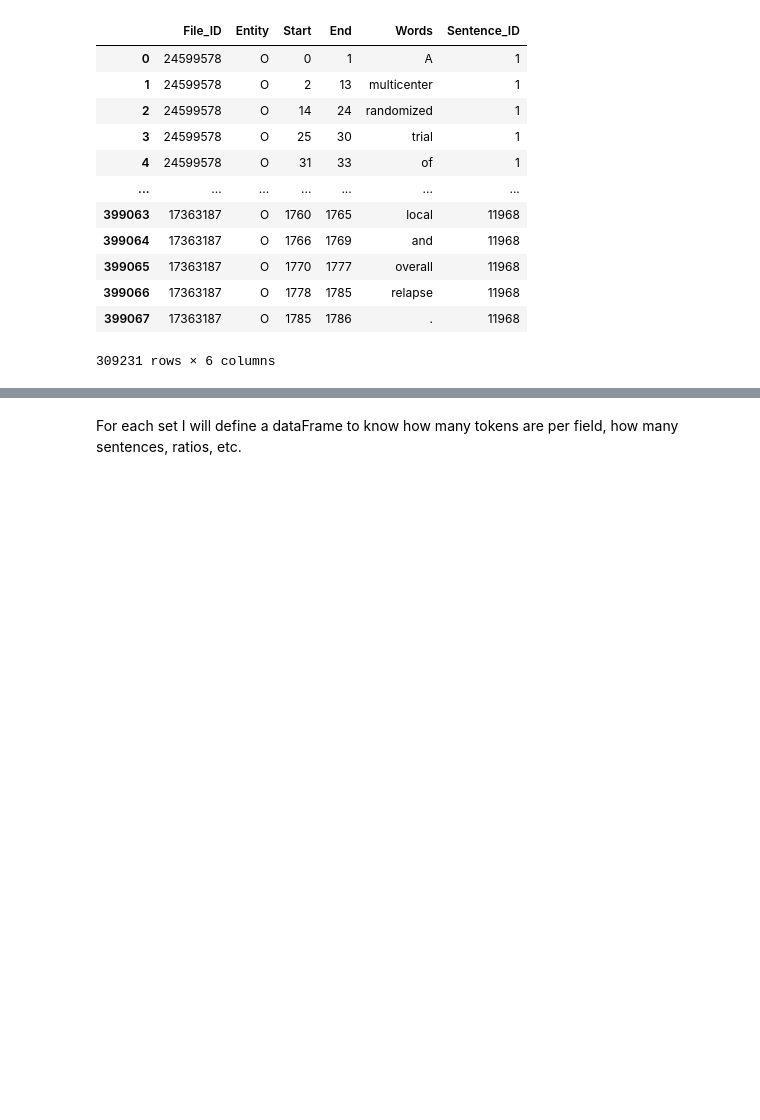
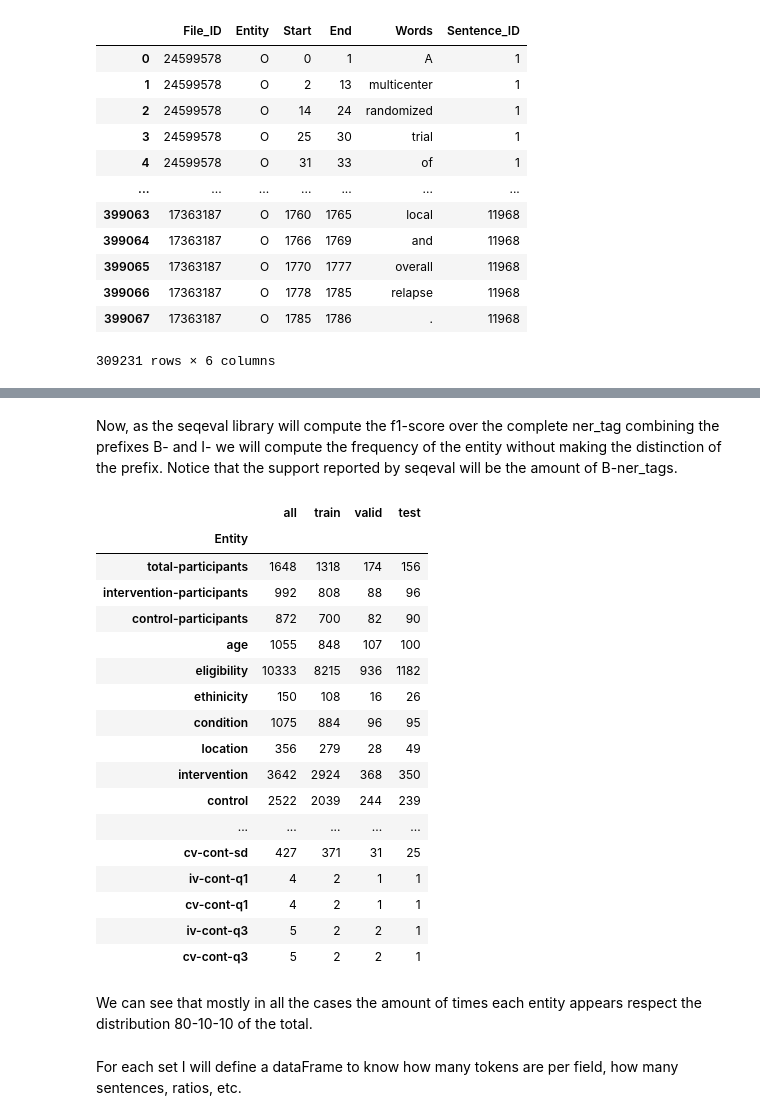
Before and after one commit to cuevascarlos/ClinicalTrials, a Jupyter notebook: Preprocessing.ipynb, the cells around one changed output, grey strips where cells are left out. Drawn from its saved outputs; the diff is of its cells as text; code cells hidden in the pictures; blank space fills up the shorter version.

```diff
--- a/Preprocessing.ipynb
+++ b/Preprocessing.ipynb
@@ -659,3 +662,45 @@ Freq
+# %% [markdown]
+Now, as the seqeval library will compute the f1-score over the complete ner_tag combining the prefixes B- and I- we will compute the frequency of the entity without making the distinction of the prefix. Notice that the support reported by seqeval will be the amount of B-ner_tags.
+# %%
+#Count the number of entities in each set
+counter_train = train_df['Entity'].apply(lambda x: ' '.join([word.split('-',1)[1] if word != 'O' else word for word in x.split()])).value_counts()
+counter_valid = valid_df['Entity'].apply(lambda x: ' '.join([word.split('-',1)[1] if word != 'O' else word for word in x.split()])).value_counts()
+counter_test = test_df['Entity'].apply(lambda x: ' '.join([word.split('-',1)[1] if word != 'O' else word for word in x.split()])).value_counts()
+
+#Count the number of entities in all the data
+counter_all = data_df['Entity'].apply(lambda x: ' '.join([word.split('-',1)[1] if word != 'O' else word for word in x.split()])).value_counts()
+
+#Create a dataframe with the values of the counters
+df_counter = pd.DataFrame({'all': counter_all, 'train': counter_train, 'valid': counter_valid, 'test': counter_test})
+
+#Reindex the dataframe
+df_counter = df_counter.reindex(['total-participants', 'intervention-participants', 'control-participants', 'age', 'eligibility', 'ethinicity', 'condition', 'location', 'intervention', 'control', 'outcome', 'outcome-Measure', 'iv-bin-abs', 'cv-bin-abs', 'iv-bin-percent', 'cv-bin-percent', 'iv-cont-mean', 'cv-cont-mean', 'iv-cont-median', 'cv-cont-median', 'iv-cont-sd', 'cv-cont-sd', 'iv-cont-q1', 'cv-cont-q1', 'iv-cont-q3', 'cv-cont-q3'])
+
+df_counter
+
+#Save the dataframe into a csv file
+#df_counter.to_csv('Freq_entities.csv')
+# %% [output]
+|  | all | train | valid | test |
+| Entity |  |  |  |  |
+| total-participants | 1648 | 1318 | 174 | 156 |
+| intervention-participants | 992 | 808 | 88 | 96 |
+| control-participants | 872 | 700 | 82 | 90 |
+| age | 1055 | 848 | 107 | 100 |
+| eligibility | 10333 | 8215 | 936 | 1182 |
+| ethinicity | 150 | 108 | 16 | 26 |
+| condition | 1075 | 884 | 96 | 95 |
+| location | 356 | 279 | 28 | 49 |
+| intervention | 3642 | 2924 | 368 | 350 |
+| control | 2522 | 2039 | 244 | 239 |
+| ... | ... | ... | ... | ... |
+| cv-cont-sd | 427 | 371 | 31 | 25 |
+| iv-cont-q1 | 4 | 2 | 1 | 1 |
+| cv-cont-q1 | 4 | 2 | 1 | 1 |
+| iv-cont-q3 | 5 | 2 | 2 | 1 |
+| cv-cont-q3 | 5 | 2 | 2 | 1 |
+# %% [markdown]
+We can see that mostly in all the cases the amount of times each entity appears respect the distribution 80-10-10 of the total.
 # %% [markdown]
 For each set I will define a dataFrame to know how many tokens are per field, how many sentences, ratios, etc.
 # %%
```
Also changed, not shown: parts of 29 cells of this notebook.
